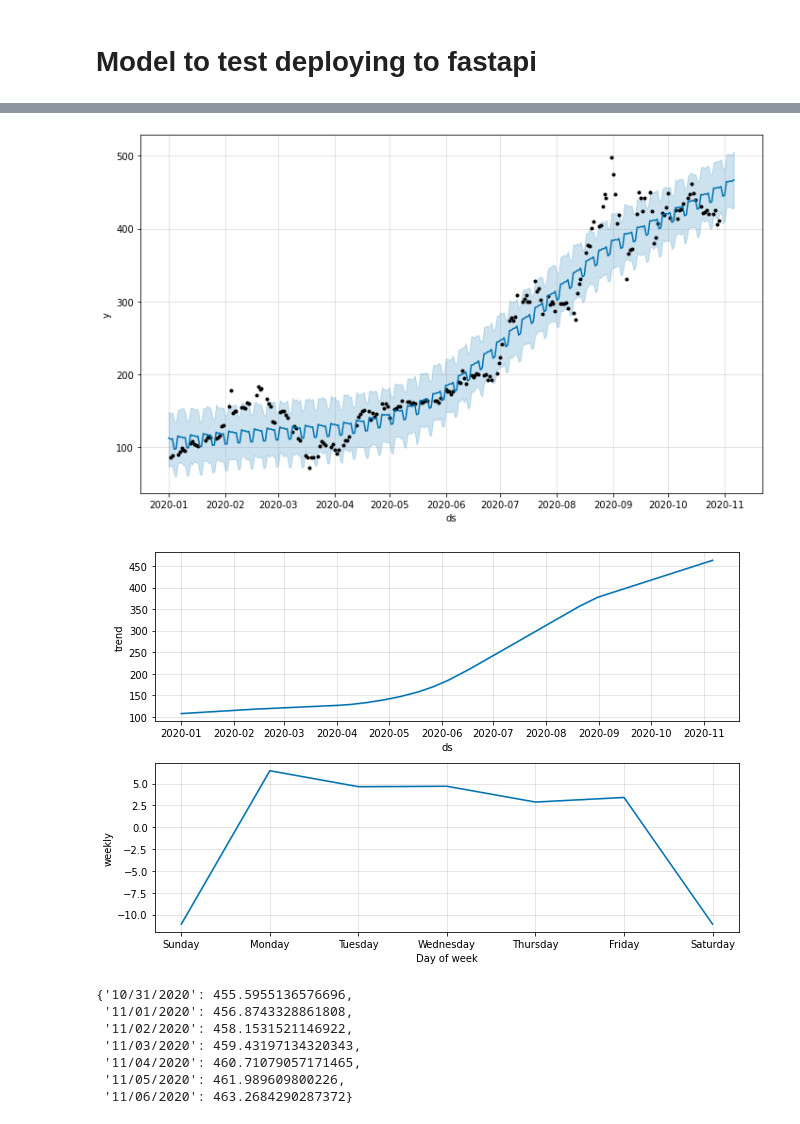
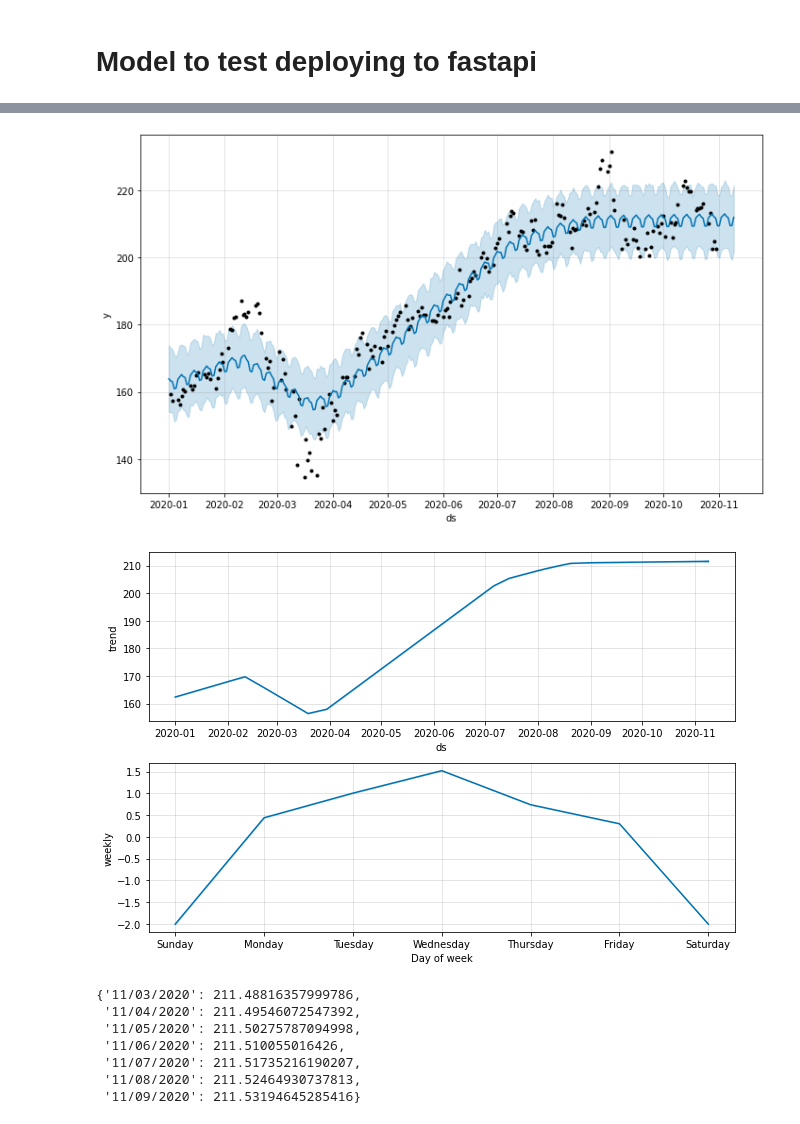
Before and after one commit to RichardBoulet/FastAPI_Test, a Jupyter notebook: api_model.ipynb, the cells around one changed output, grey strips where cells are left out. Drawn from its saved outputs; the diff is of its cells as text; code cells hidden in the pictures.

Commit message:
main predict 1.3

```diff
--- a/api_model.ipynb
+++ b/api_model.ipynb
@@ -51,7 +53,7 @@ INFO:fbprophet:Disabling daily seasonality. Run prophet with daily_seasonality=T
 # %%
 # Prediction function
 
-def predict(ticker, days = 7):
+def predict(ticker = 'MSFT', days = 7):
 
     ticker_file = Path(DIR).joinpath(f'{ticker}.joblib')
 
@@ -77,10 +79,10 @@ def predict(ticker, days = 7):
     return forecast.tail(days).to_dict('records')
 # %%
 # Set preditction_list output to predict function output to pass to convert function
-prediction_list = predict('TSLA')
+prediction_list = predict()
 # %% [output]
-[figure, old version]
+[figure, new version]
-[figure, old version]
+[figure, new version]
 # %%
 def convert(prediction_list):
 
@@ -94,10 +96,10 @@ def convert(prediction_list):
 # %%
 convert(prediction_list)
 # %% [output]
-{'10/31/2020': 455.5955136576696,
- '11/01/2020': 456.8743328861808,
- '11/02/2020': 458.1531521146922,
- '11/03/2020': 459.43197134320343,
- '11/04/2020': 460.71079057171465,
- '11/05/2020': 461.989609800226,
- '11/06/2020': 463.2684290287372}
+{'11/03/2020': 211.48816357999786,
+ '11/04/2020': 211.49546072547392,
+ '11/05/2020': 211.50275787094998,
+ '11/06/2020': 211.510055016426,
+ '11/07/2020': 211.51735216190207,
+ '11/08/2020': 211.52464930737813,
+ '11/09/2020': 211.53194645285416}
```
Also changed, not shown: parts of 3 cells of this notebook, 3 other files.
